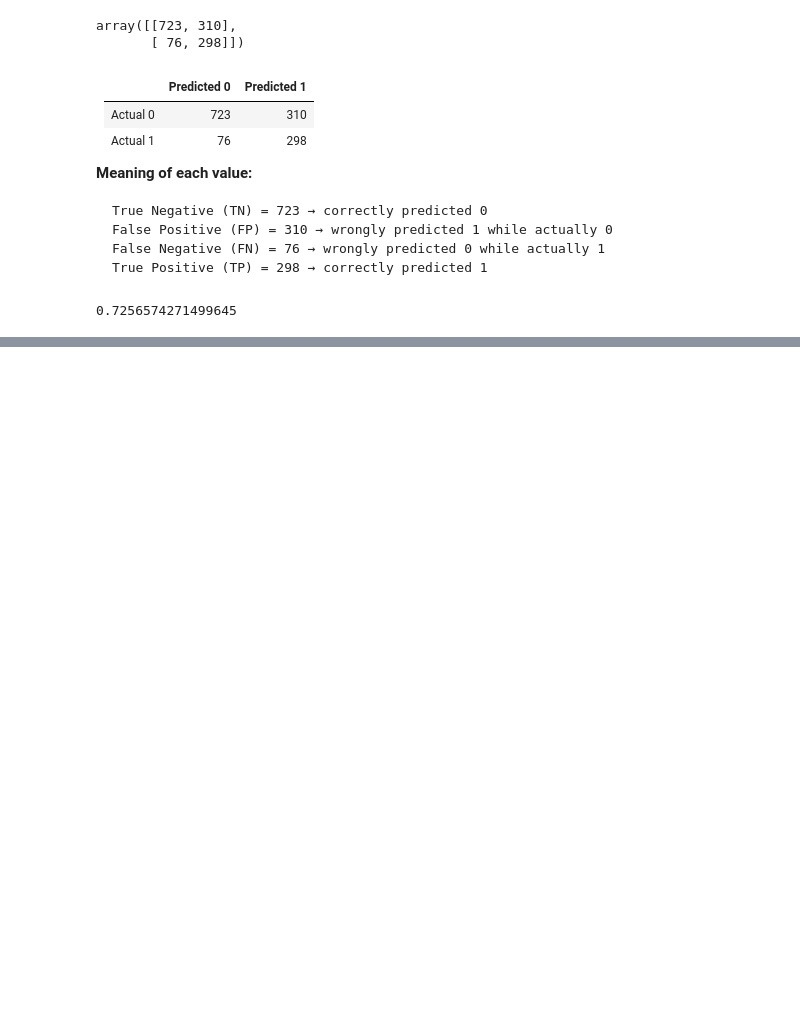
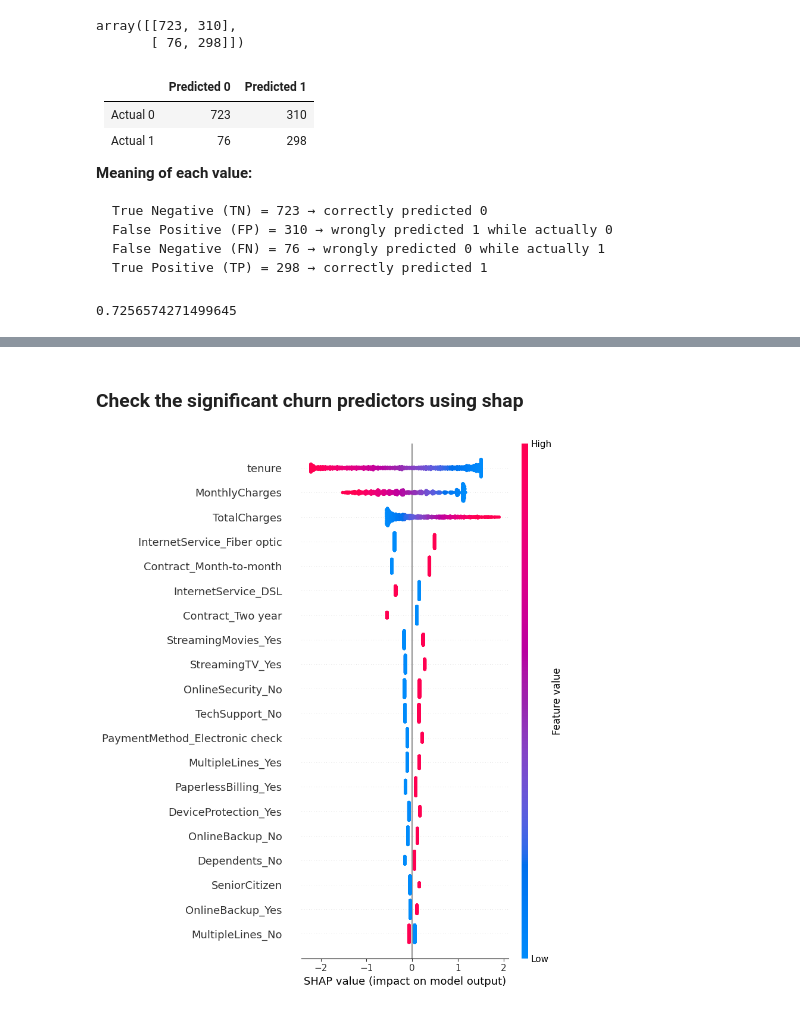
Before and after one commit to Durjoysarker-swarup/Machine-Learning, a Jupyter notebook: 1. Customer Churn Analysis/Customer Churn Analysis.ipynb, the cells around one changed output, grey strips where cells are left out. Saved outputs shown, nothing was run; the diff lists cells and outputs as text; code cells hidden in the pictures; blank space fills up the shorter version.

```diff
--- a/1. Customer Churn Analysis/Customer Churn Analysis.ipynb
+++ b/1. Customer Churn Analysis/Customer Churn Analysis.ipynb
@@ -731,0 +807,14 @@ accuracy_score(y_test, y_pred)
+# %% [markdown]
+###  Check the significant churn predictors using shap
+# %%
+import shap
+
+model = pipe_lr.named_steps['classification']
+X_transformed = pre.transform(X_test)
+
+explainer = shap.LinearExplainer(model, X_transformed)
+shap_values = explainer.shap_values(X_transformed)
+# %%
+shap.summary_plot(shap_values, X_transformed, feature_names = all_iv_names)
+# %% [output]
+[figure, added]
```
Also changed, not shown: parts of 11 cells of this notebook, 2 other files.
